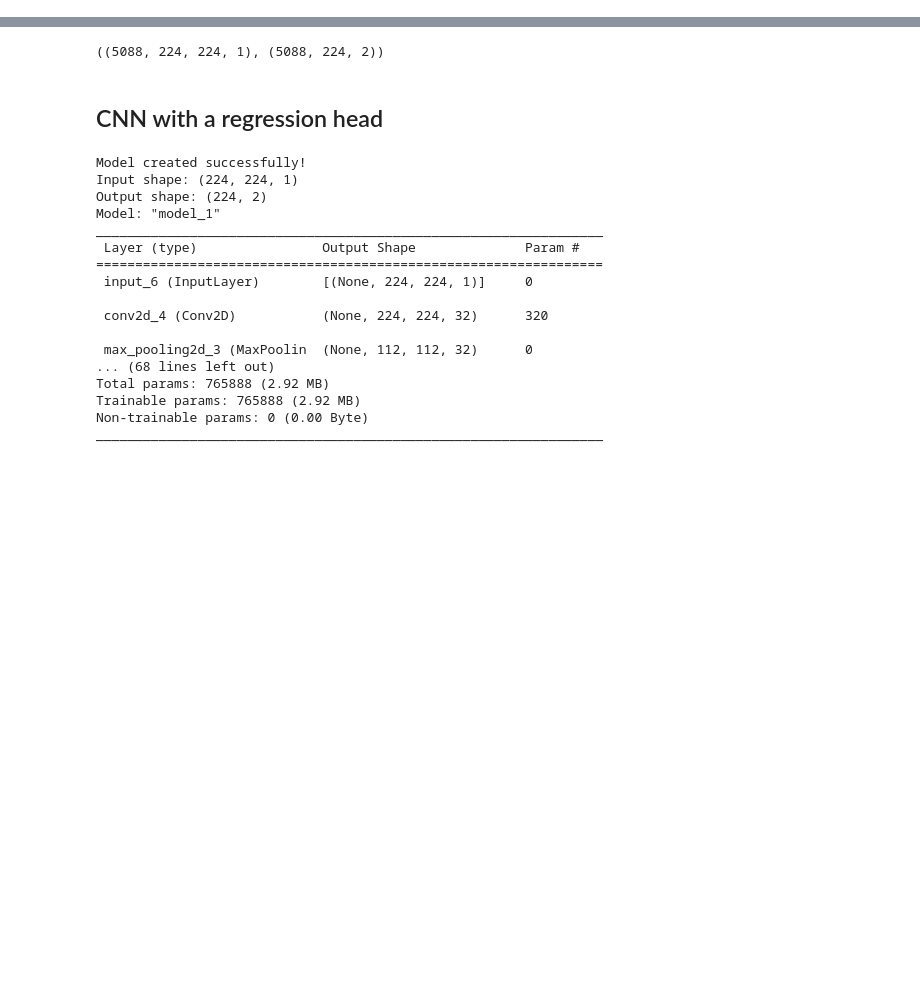
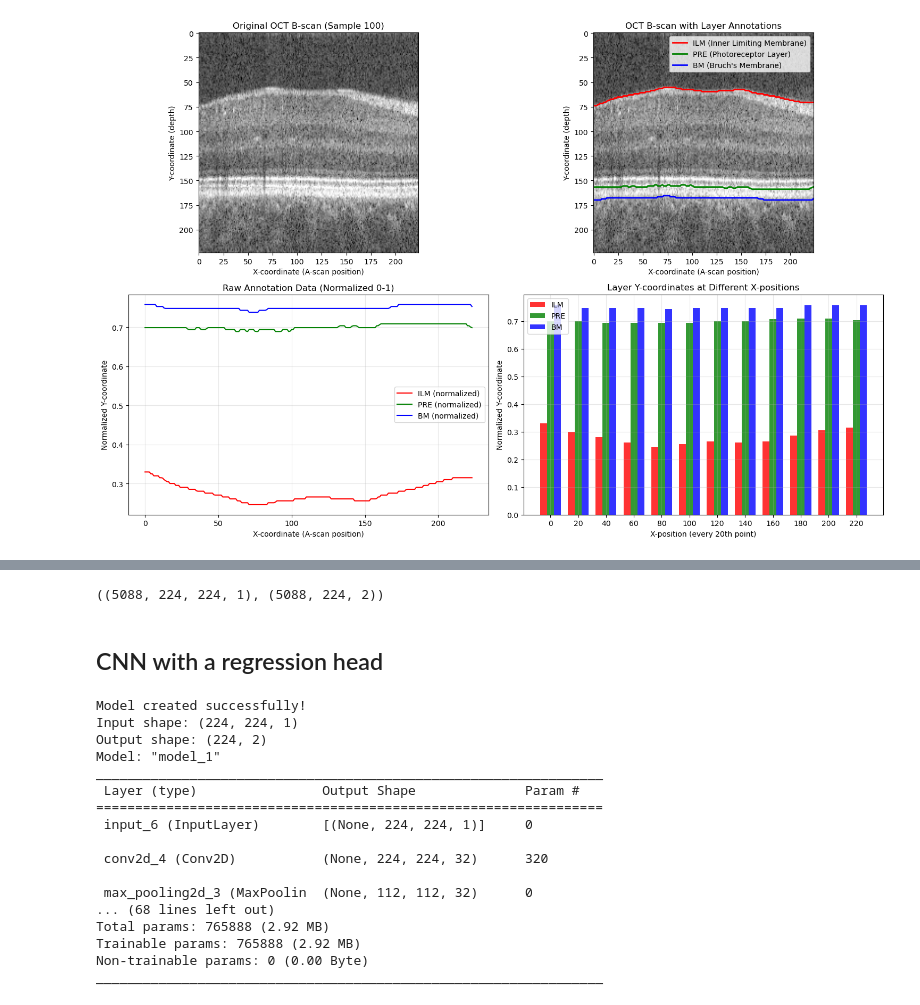
Before and after one commit to surajcodesml/SCR-Progression, a Jupyter notebook: CNN-Model/cnn_data_ops.ipynb, the cells around one changed output, grey strips where cells are left out. Cells and saved outputs as stored; diff of their text form; code cells hidden in the pictures; blank space fills up the shorter version.

Commit message:
duke dataset loading and mask fixed

```diff
--- a/CNN-Model/cnn_data_ops.ipynb
+++ b/CNN-Model/cnn_data_ops.ipynb
@@ -11,4 +54,5 @@ print(tf.__version__)
 # %%
-with h5py.File('/home/suraj/Git/SCR-Progression/Duke_Control_processed.h5', 'r') as f:
+with h5py.File('/home/suraj/Data/Duke_WLOA_RL_Annotated/Duke_WLOA_Control_normalized_corrected.h5', 'r') as f:
+    print("Keys in the HDF5 file:", list(f.keys()))
     images = f['images'][:]  # shape: (N, 224, 224)
     layer_maps = f['layer_maps'][:]  # shape: (N, 224, 2) or (N, 224, 3)
@@ -15,3 +132,77 @@ with h5py.File('/home/suraj/Git/SCR-Progression/Duke_Control_processed.h5', 'r')
 # %%
-images.shape, layer_maps.shape
+# Let's visualize how the layer annotations work
+plt.figure(figsize=(15, 10))
+
+# Select a sample image and its annotations
+sample_idx = 100  # Pick a different sample to see variation
+sample_image = images[sample_idx]
+sample_annotations = layer_maps[sample_idx]
+
+# The annotations appear to be normalized (0-1 range), let's scale them back to image coordinates
+# Assuming they're normalized to the image height (224 pixels)
+scaled_annotations = sample_annotations * 224
+
+# Create subplots
+plt.subplot(2, 2, 1)
+plt.imshow(sample_image, cmap='gray')
+plt.title(f'Original OCT B-scan (Sample {sample_idx})')
+plt.xlabel('X-coordinate (A-scan position)')
+plt.ylabel('Y-coordinate (depth)')
+
+plt.subplot(2, 2, 2)
+plt.imshow(sample_image, cmap='gray')
+# Plot the layer boundaries
+x_coords = np.arange(224)  # X-coordinates from 0 to 223
+plt.plot(x_coords, scaled_annotations[:, 0], 'r-', linewidth=2, label='ILM (Inner Limiting Membrane)')
+plt.plot(x_coords, scaled_annotations[:, 1], 'g-', linewidth=2, label='PRE (Photoreceptor Layer)')
+plt.plot(x_coords, scaled_annotations[:, 2], 'b-', linewidth=2, label='BM (Bruch\'s Membrane)')
+plt.title('OCT B-scan with Layer Annotations')
+plt.xlabel('X-coordinate (A-scan position)')
+plt.ylabel('Y-coordinate (depth)')
+plt.legend()
+
+# Show the raw annotation data structure
+plt.subplot(2, 2, 3)
+plt.plot(x_coords, sample_annotations[:, 0], 'r-', label='ILM (normalized)')
+plt.plot(x_coords, sample_annotations[:, 1], 'g-', label='PRE (normalized)')
+plt.plot(x_coords, sample_annotations[:, 2], 'b-', label='BM (normalized)')
+plt.title('Raw Annotation Data (Normalized 0-1)')
+plt.xlabel('X-coordinate (A-scan position)')
+plt.ylabel('Normalized Y-coordinate')
+plt.legend()
+plt.grid(True, alpha=0.3)
+
+# Show annotation data for a subset of X positions
+plt.subplot(2, 2, 4)
+subset_x = np.arange(0, 224, 20)  # Every 20th position
+subset_data = sample_annotations[subset_x, :]
+width = 0.25
+x_pos = np.arange(len(subset_x))
+
+plt.bar(x_pos - width, subset_data[:, 0], width, label='ILM', alpha=0.8, color='red')
+plt.bar(x_pos, subset_data[:, 1], width, label='PRE', alpha=0.8, color='green')
+plt.bar(x_pos + width, subset_data[:, 2], width, label='BM', alpha=0.8, color='blue')
+
+plt.title('Layer Y-coordinates at Different X-positions')
+plt.xlabel('X-position (every 20th point)')
+plt.ylabel('Normalized Y-coordinate')
+plt.xticks(x_pos, [f'{x}' for x in subset_x])
+plt.legend()
+plt.grid(True, alpha=0.3)
+
+plt.tight_layout()
+plt.show()
+
+print("\n=== KEY INSIGHTS ===")
+print("1. The 224 in the second dimension represents the WIDTH of the B-scan image")
+print("2. For each X-position (0-223), we store the Y-coordinate of each layer boundary")
+print("3. The Y-coordinates appear to be NORMALIZED (0-1 range)")
+print("4. ILM is the topmost layer (smallest Y values)")
+print("5. BM is the bottommost layer (largest Y values)")
+print("6. PRE is between ILM and BM")
+print("\nData structure: layer_maps[image_idx, x_position, layer_idx]")
+print("- image_idx: which B-scan image (0-5087)")
+print("- x_position: horizontal position in the image (0-223)")
+print("- layer_idx: which layer (0=ILM, 1=PRE, 2=BM)")
 # %% [output]
+[figure, added]
```
Also changed, not shown: parts of 10 cells of this notebook, 2 other files.
